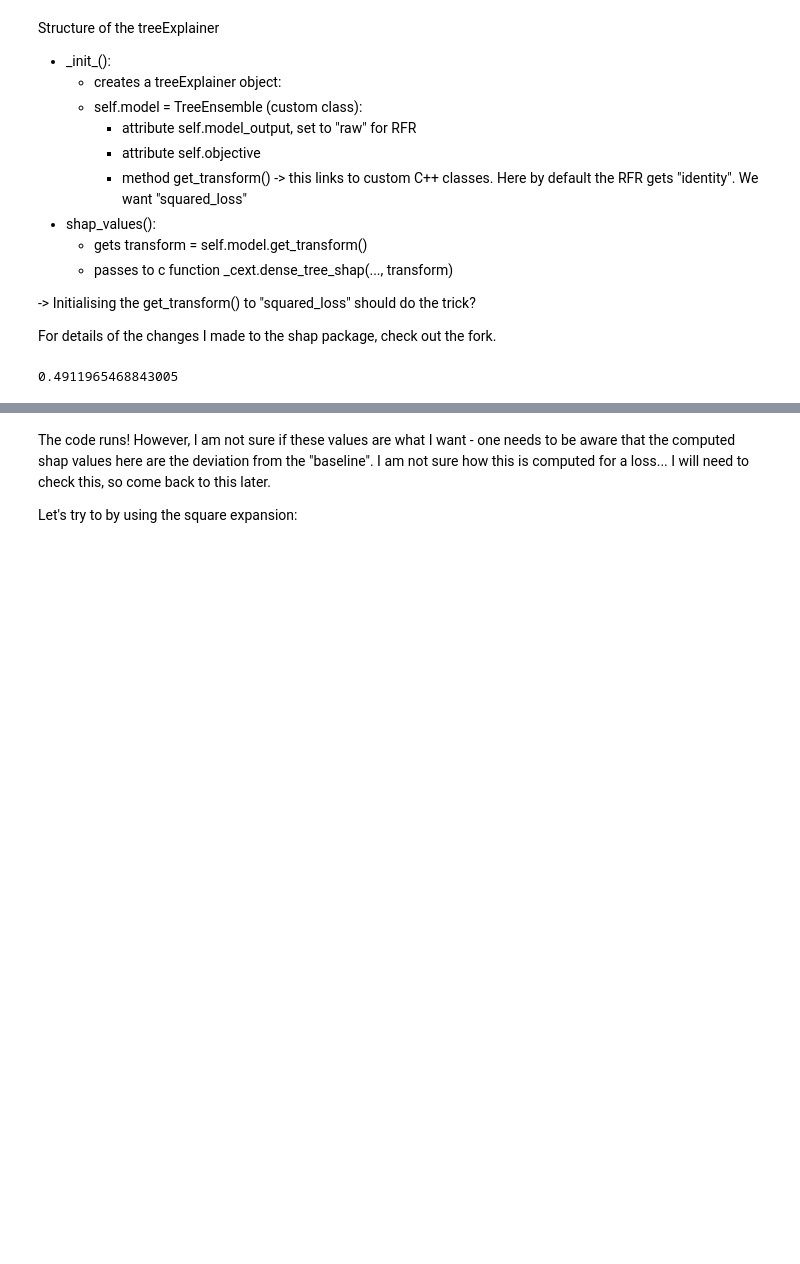
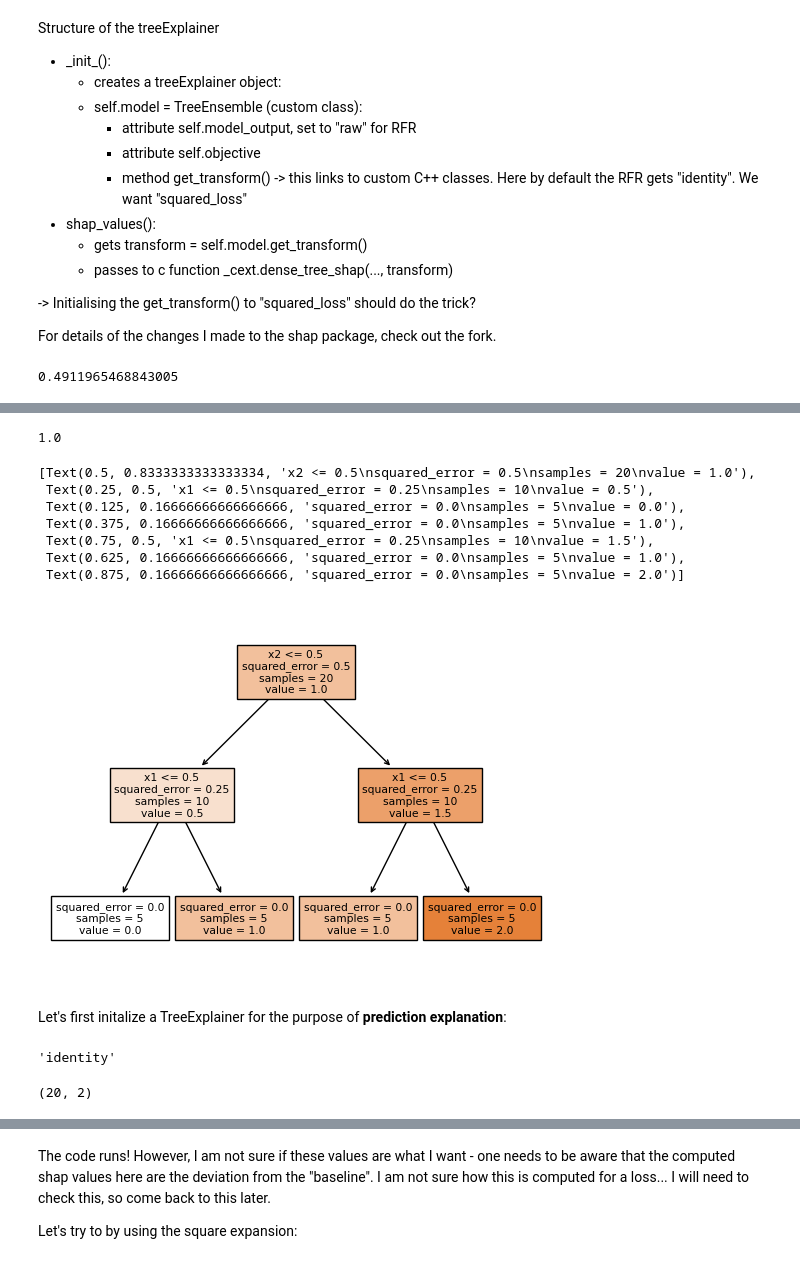
Before and after one commit to lasse-meixner/causal_trees, a Jupyter notebook: try_shap_fork.ipynb, the cells around one changed output, grey strips where cells are left out. Cells and saved outputs as stored; diff of their text form; code cells hidden in the pictures; blank space fills up the shorter version.

Commit message:
explain squared deviation from mean prediction with shap

```diff
--- a/try_shap_fork.ipynb
+++ b/try_shap_fork.ipynb
@@ -123,0 +94,9 @@ array([ -1986.63517203,  -8622.0930388 ,  -2199.95720282,  -4394.07075023,
+# %%
+from sklearn.tree import DecisionTreeRegressor
+
+x1 = [0]*10 + [1.0]*10
+x2 = [1.0,0]*10
+data = pd.DataFrame({"x1":x1, "x2":x2})
+data["y"] = data.x1 + data.x2
+
+data.head(20)
@@ -123,0 +121,28 @@ array([ -1986.63517203,  -8622.0930388 ,  -2199.95720282,  -4394.07075023,
+# %%
+# train Decision Tree with depth = 2
+X = data[["x1", "x2"]]
+y = data.y
+
+simple_tree = DecisionTreeRegressor(max_depth=2)
+simple_tree.fit(X = X, y = y)
+
+simple_tree.score(X = X, y = y)
+# %% [output]
+1.0
+# %%
+# visualize the tree
+
+from sklearn.tree import plot_tree
+
+plot_tree(simple_tree, feature_names=["x1", "x2"], filled=True)
+# %% [output]
+[Text(0.5, 0.8333333333333334, 'x2 <= 0.5\nsquared_error = 0.5\nsamples = 20\nvalue = 1.0'),
+ Text(0.25, 0.5, 'x1 <= 0.5\nsquared_error = 0.25\nsamples = 10\nvalue = 0.5'),
+ Text(0.125, 0.16666666666666666, 'squared_error = 0.0\nsamples = 5\nvalue = 0.0'),
+ Text(0.375, 0.16666666666666666, 'squared_error = 0.0\nsamples = 5\nvalue = 1.0'),
+ Text(0.75, 0.5, 'x1 <= 0.5\nsquared_error = 0.25\nsamples = 10\nvalue = 1.5'),
+ Text(0.625, 0.16666666666666666, 'squared_error = 0.0\nsamples = 5\nvalue = 1.0'),
+ Text(0.875, 0.16666666666666666, 'squared_error = 0.0\nsamples = 5\nvalue = 2.0')]
+[figure, added]
+# %% [markdown]
+Let's first initalize a TreeExplainer for the purpose of **prediction explanation**:
@@ -123,0 +151,9 @@ array([ -1986.63517203,  -8622.0930388 ,  -2199.95720282,  -4394.07075023,
+# %%
+simple_tE.model.get_transform()
+# %% [output]
+'identity'
+# %%
+prediction_sv = simple_tE.shap_values(data[["x1", "x2"]])
+prediction_sv.shape
+# %% [output]
+(20, 2)
```
Also changed, not shown: parts of 38 cells of this notebook.
